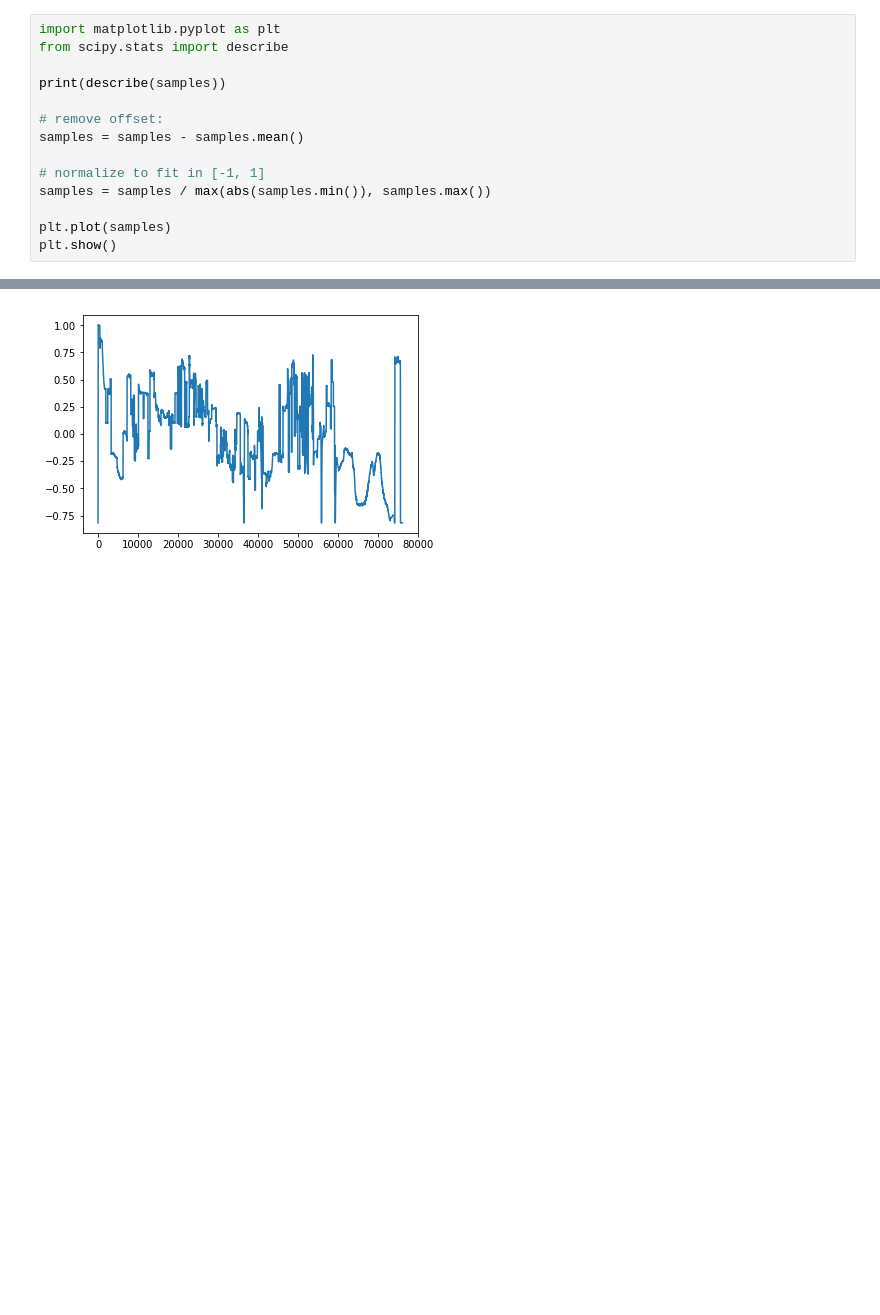
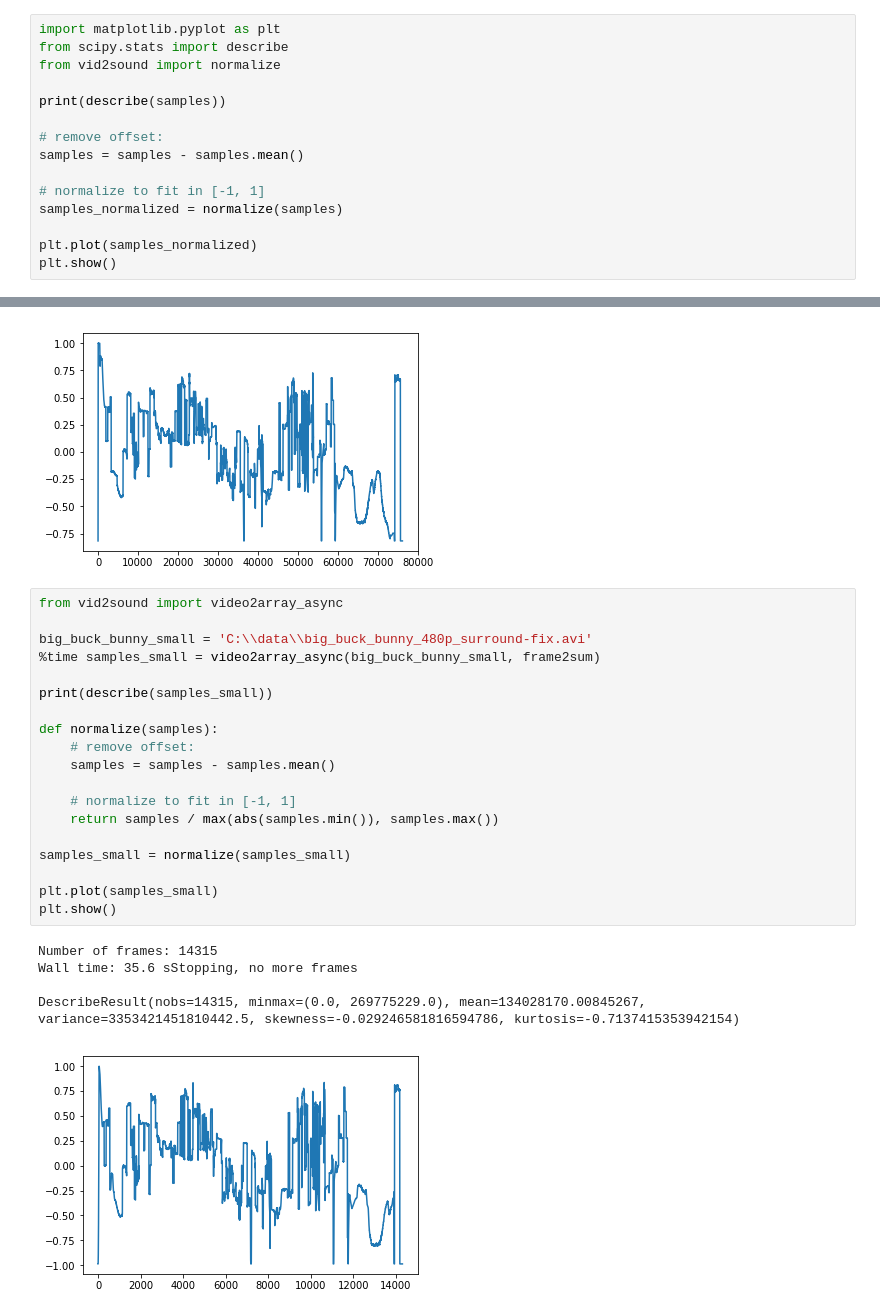
Before and after one commit to bitzl/vid2sound, a Jupyter notebook: vid2sound.ipynb, the cells around one changed output, grey strips where cells are left out. Cells and saved outputs as stored; diff of their text form; blank space fills up the shorter version.

```diff
--- a/vid2sound.ipynb
+++ b/vid2sound.ipynb
@@ -17,6 +18,7 @@ Wall time: 4min 12s
 # %%
 import matplotlib.pyplot as plt
 from scipy.stats import describe
+from vid2sound import normalize
 
 print(describe(samples))
 
@@ -24,8 +26,8 @@ print(describe(samples))
 samples = samples - samples.mean()
 
 # normalize to fit in [-1, 1]
-samples = samples / max(abs(samples.min()), samples.max())
+samples_normalized = normalize(samples)
 
-plt.plot(samples)
+plt.plot(samples_normalized)
 plt.show()
 # %% [output]
@@ -49,3 +52,28 @@ plt.show()
 wavfile.write('test_stretched.wav', 44100, samples_stretched)
 # %% [output]
 [figure]
+# %%
+from vid2sound import video2array_async
+
+big_buck_bunny_small = 'C:\\data\\big_buck_bunny_480p_surround-fix.avi'
+%time samples_small = video2array_async(big_buck_bunny_small, frame2sum)
+
+print(describe(samples_small))
+
+def normalize(samples):
+    # remove offset:
+    samples = samples - samples.mean()
+
+    # normalize to fit in [-1, 1]
+    return samples / max(abs(samples.min()), samples.max())
+
+samples_small = normalize(samples_small)
+
+plt.plot(samples_small)
+plt.show()
+# %% [output]
+Number of frames: 14315
+Wall time: 35.6 sStopping, no more frames
+
+DescribeResult(nobs=14315, minmax=(0.0, 269775229.0), mean=134028170.00845267, variance=3353421451810442.5, skewness=-0.029246581816594786, kurtosis=-0.7137415353942154)
+[figure, added]
```
Also changed, not shown: parts of 7 cells of this notebook, 1 other file.
